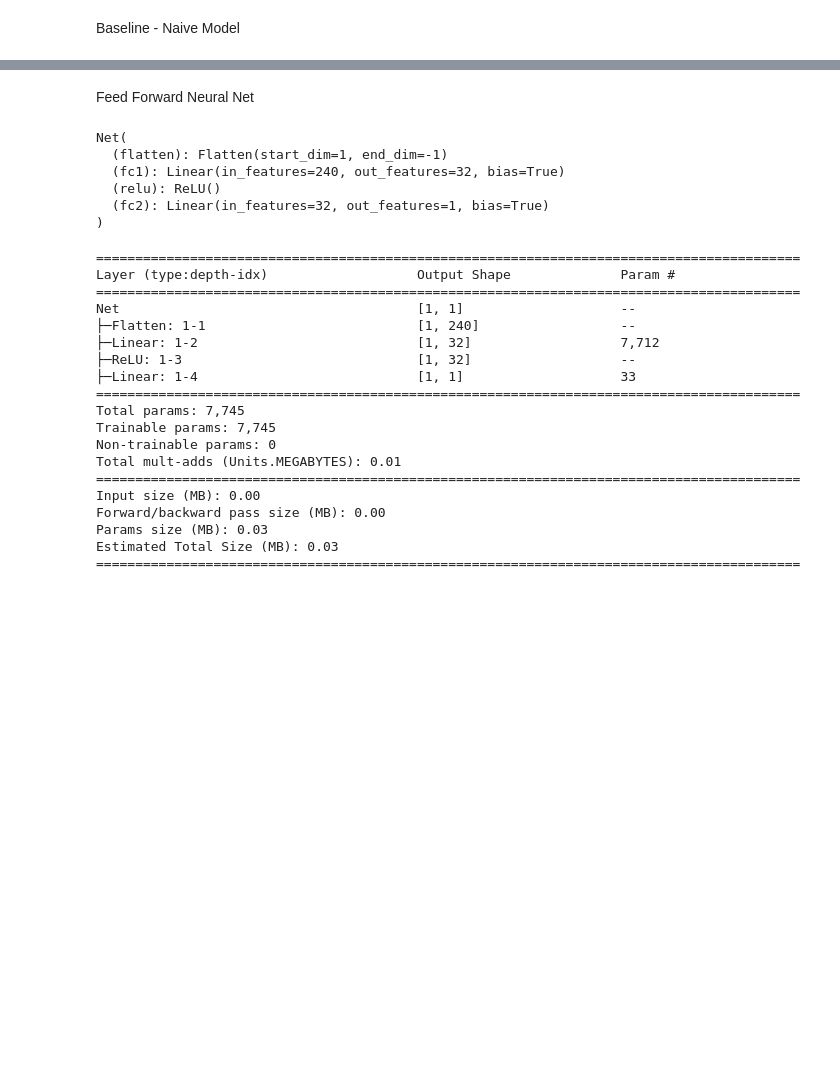
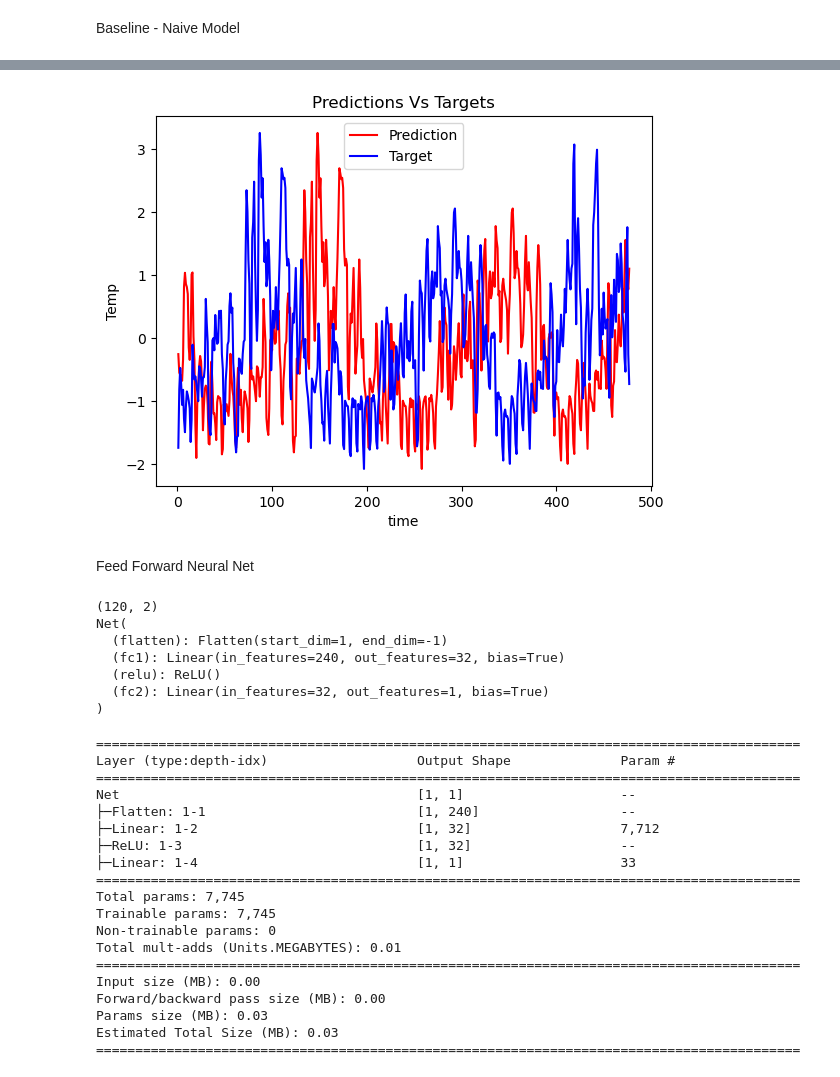
Before and after one commit to andygarcia830/lt5_ml3_hw3, a Jupyter notebook: ML3 - HW3 - LT5.ipynb, the cells around one changed output, grey strips where cells are left out. Drawn from its saved outputs; the diff is of its cells as text; code cells hidden in the pictures; blank space fills up the shorter version.

```diff
--- a/ML3 - HW3 - LT5.ipynb
+++ b/ML3 - HW3 - LT5.ipynb
@@ -142,7 +152,7 @@ def evaluate_arima_model(X, arima_order):
     # Prepare training dataset
     #X = X.astype('float32')
     days_in_a_month = 30  # Define the number of days in a month
-    train_size = int(len(X) - days_in_a_month)  # Use 1 month validation
+    train_size = int(len(X) - 2 * days_in_a_month)  # Use 2 month validation
     train, test = X[0:train_size], X[train_size:]
     history = [x for x in train]
     #history = list(train)
@@ -155,7 +165,7 @@ def evaluate_arima_model(X, arima_order):
         diff = difference(history, days_in_a_month)
         model = ARIMA(diff, order=arima_order)
         model_fit = model.fit()
-        forecast = model_fit.get_forecast(steps=1)
+        forecast = model_fit.get_forecast(steps=30)
         yhat = forecast.predicted_mean[0]
         yhat = inverse_difference(history, yhat, days_in_a_month)
         predictions.append(yhat)
@@ -235,9 +245,9 @@ from torch.utils.data import Dataset, DataLoader
 # %%
 # convert dates into epoch seconds
 df_daily['Time'] = (df_daily.index - pd.Timestamp("1970-01-01")) // pd.Timedelta('1s')
-normalized_data = df_daily[['Time', 'PJMW_MW']]
-normalized_data.reset_index(inplace=True, drop=True)
-normalized_data.head()
+ts_data = df_daily[['Time', 'PJMW_MW']]
+ts_data.reset_index(inplace=True, drop=True)
+ts_data.head()
 # %% [output]
 |  | Time | PJMW_MW |
 | 0 | 1017619200 | 121237.0 |
@@ -253,12 +263,11 @@ Test Data is last 10%
 # %%
 cutoff_train = int(len(df_daily) * 0.8)
 cutoff_val = int(len(df_daily) * 0.9)
-
+float_data = ts_data.to_numpy()
 # Normalize data based on the training set
-mean = normalized_data['PJMW_MW'][:cutoff_train].mean(axis=0)
-std = normalized_data['PJMW_MW'][:cutoff_train].std(axis=0)
-normalized_data['PJMW_MW'] = (normalized_data['PJMW_MW'] - mean) / std
-normalized_data = normalized_data.to_numpy()
+mean = float_data[:cutoff_train].mean(axis=0)
+std = float_data[:cutoff_train].std(axis=0)
+normalized_data = (float_data - mean) / std
 # %%
 from torch.utils.data import Dataset
 
@@ -386,15 +315,21 @@ test_loader = DataLoader(test_dataset, batch_size=batch_size, shuffle=False, num
 Baseline - Naive Model
 # %%
 def evaluate_naive_method(loader):
+    pred_history = []
+    target_history = []
     maes = []
     for samples, targets in loader:
+        print(samples.shape)
         preds = samples[:, -1 , 1]  # last time step's temperature as prediction
+        print(preds.shape)
         # print(f'SAMPLES {samples.shape} PREDS {preds.shape} TARGETS {targets.shape}')
         mae = torch.mean(torch.abs(preds - targets))
         maes.append(mae.item())
-    return np.mean(maes)
+        pred_history += (preds)
+        target_history += (targets)
+    return (np.mean(maes), pred_history, target_history)
 
 # Evaluate
-naive_mae = evaluate_naive_method(val_loader)
+naive_mae, pred_history, target_history = evaluate_naive_method(val_loader)
 print(f"Naive method MAE on validation set: {naive_mae}")
 # %% [output]
@@ -402,3 +345,21 @@ Naive method MAE on validation set: 1.3588061332702637
+# %%
+import matplotlib.pyplot as plt
+
+
+x_axis = range(1, len(pred_history) + 1)
+
+plt.figure()
+
+plt.plot(x_axis, pred_history, 'r', label='Prediction')
+plt.plot(x_axis, target_history, 'b', label='Target')
+plt.title('Predictions Vs Targets')
+plt.xlabel('time')
+plt.ylabel('Temp')
+plt.legend()
+
+plt.show()
+# %% [output]
+[figure, added]
 # %% [markdown]
 Feed Forward Neural Net
 # %%
@@ -424,11 +385,13 @@ class Net(nn.Module):
 
 # Determine input shape based on your data structure
 input_shape = (lookback // step, normalized_data.shape[-1])
+print(input_shape)
 model = Net(input_shape)
 
 # Print model architecture
 print(model)
 # %% [output]
+(120, 2)
 Net(
   (flatten): Flatten(start_dim=1, end_dim=-1)
   (fc1): Linear(in_features=240, out_features=32, bias=True)
```
Also changed, not shown: parts of 22 cells of this notebook.
